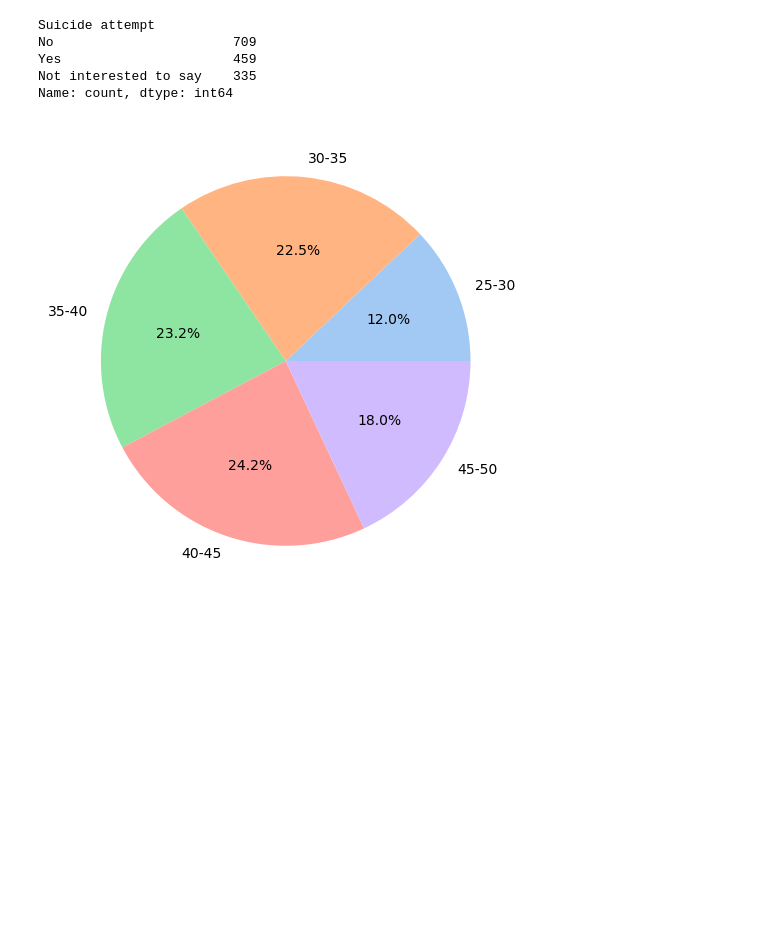
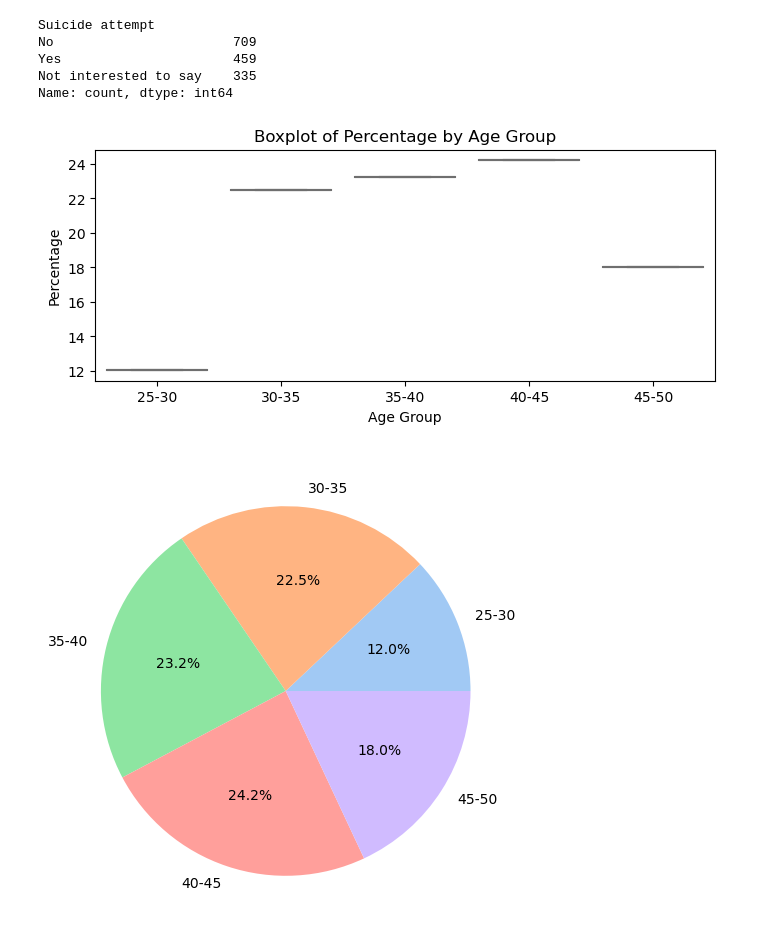
Before and after one commit to sivanhiya/sivanhiya, a Jupyter notebook: projectpostpartum (2) (1).ipynb, the cells around one changed output. Saved outputs shown, nothing was run; the diff lists cells and outputs as text; code cells hidden in the pictures; blank space fills up the shorter version.

```diff
--- a/projectpostpartum (2) (1).ipynb
+++ b/projectpostpartum (2) (1).ipynb
@@ -130,6 +158,29 @@ No                       709
 Yes                      459
 Not interested to say    335
 Name: count, dtype: int64
+# %%
+import pandas as pd
+import seaborn as sns
+import matplotlib.pyplot as plt
+
+# נתוני דוגמה
+sizes = [181, 338, 349, 364, 271]
+total_counts = sum(sizes)
+percentages = [(count / total_counts) * 100 for count in sizes]
+labels = ["25-30", "30-35", "35-40", "40-45", "45-50"]
+
+# יצירת DataFrame עבור האחוזים
+data = pd.DataFrame({'Age Group': labels, 'Percentage': percentages})
+
+# יצירת גרף בוקספלוט עבור האחוזים
+plt.figure(figsize=(8, 3))
+sns.boxplot(x='Age Group', y='Percentage', data=data, palette="pastel")
+plt.title("Boxplot of Percentage by Age Group")
+plt.xlabel("Age Group")
+plt.ylabel("Percentage")
+plt.show()
+# %% [output]
+[figure, added]
 # %%
 sizes = [181, 338, 349, 364, 271]
 labels = ["25-30", "30-35", "35-40", "40-45", "45-50"]
```
Also changed, not shown: parts of 50 cells of this notebook.
